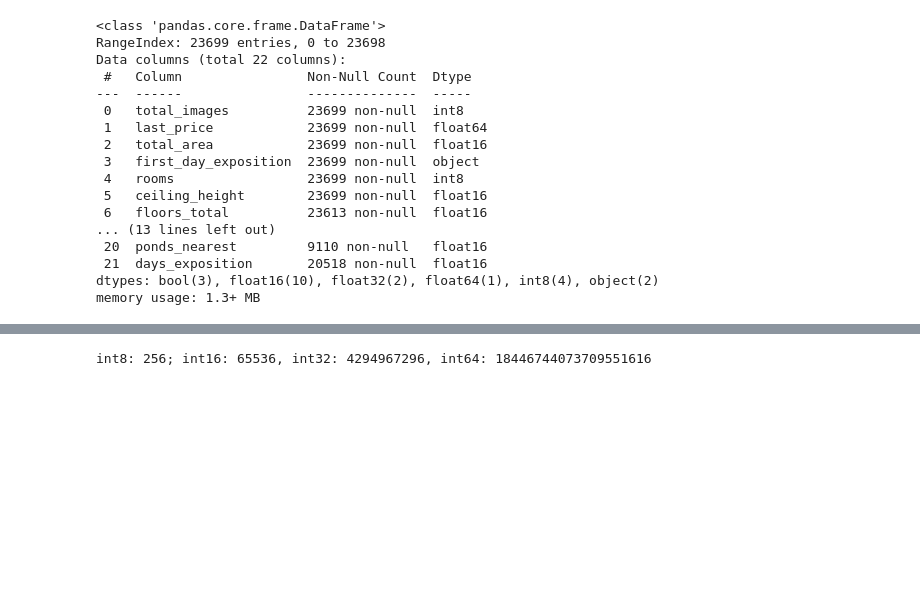
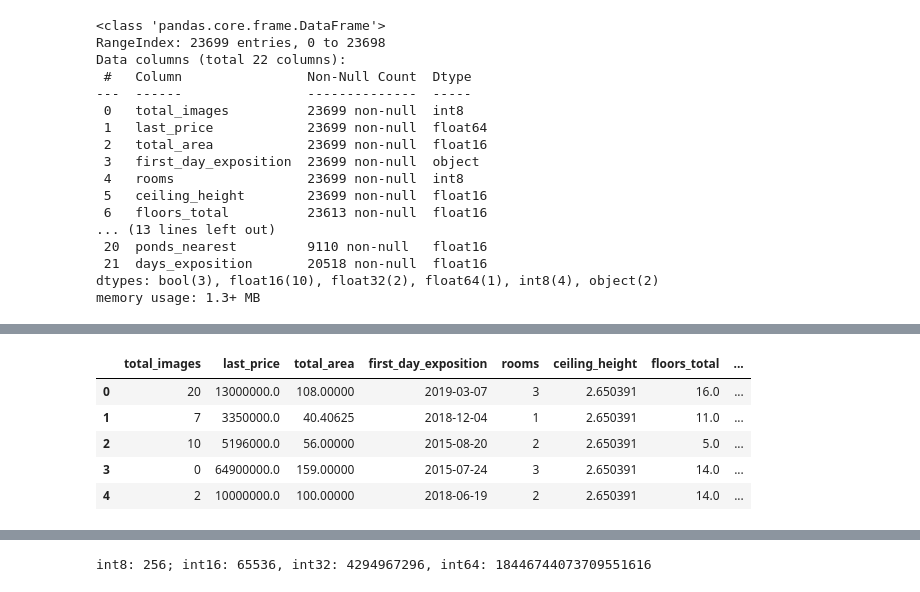
Before and after one commit to versus666jzx/practicum_ds, a Jupyter notebook: market_value_of_real_estate_research/notebooks/market_price.ipynb, the cells around one changed output, grey strips where cells are left out. Drawn from its saved outputs; the diff is of its cells as text; code cells hidden in the pictures; blank space fills up the shorter version.

```diff
--- a/market_value_of_real_estate_research/notebooks/market_price.ipynb
+++ b/market_value_of_real_estate_research/notebooks/market_price.ipynb
@@ -338,0 +346,9 @@ len(data.query("parks_nearest.isna()"))
+# %%
+data.head()
+# %% [output]
+|  | total_images | last_price | total_area | first_day_exposition | rooms | ceiling_height | floors_total | ... |
+| 0 | 20 | 13000000.0 | 108.00000 | 2019-03-07 | 3 | 2.650391 | 16.0 | ... |
+| 1 | 7 | 3350000.0 | 40.40625 | 2018-12-04 | 1 | 2.650391 | 11.0 | ... |
+| 2 | 10 | 5196000.0 | 56.00000 | 2015-08-20 | 2 | 2.650391 | 5.0 | ... |
+| 3 | 0 | 64900000.0 | 159.00000 | 2015-07-24 | 3 | 2.650391 | 14.0 | ... |
+| 4 | 2 | 10000000.0 | 100.00000 | 2018-06-19 | 2 | 2.650391 | 14.0 | ... |
```
Also changed, not shown: parts of 14 cells of this notebook.
